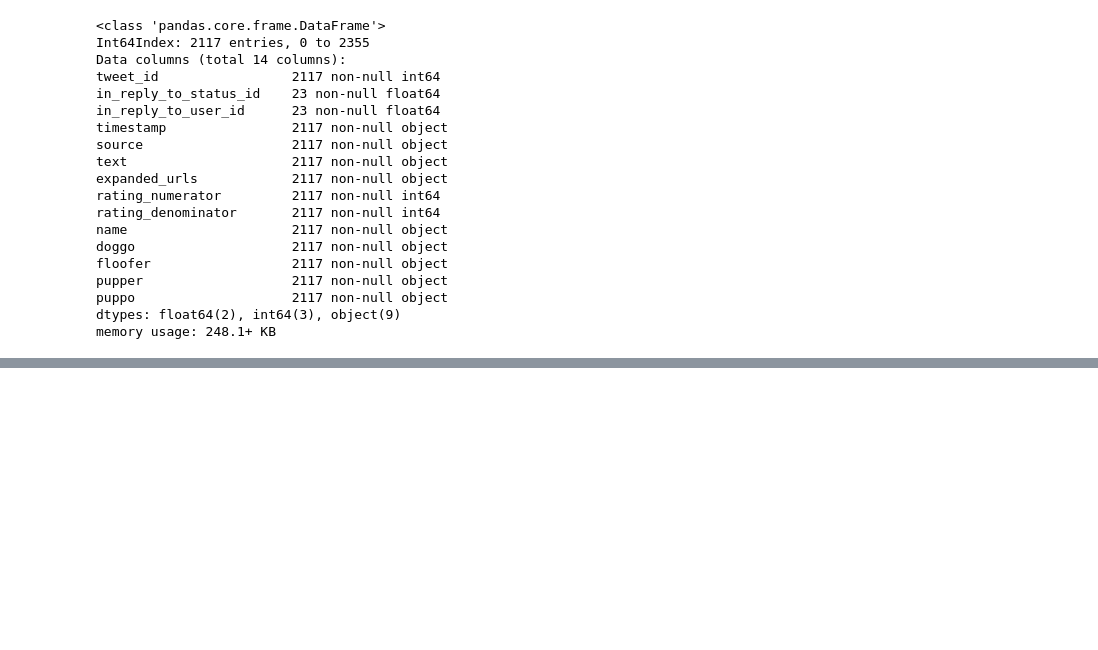
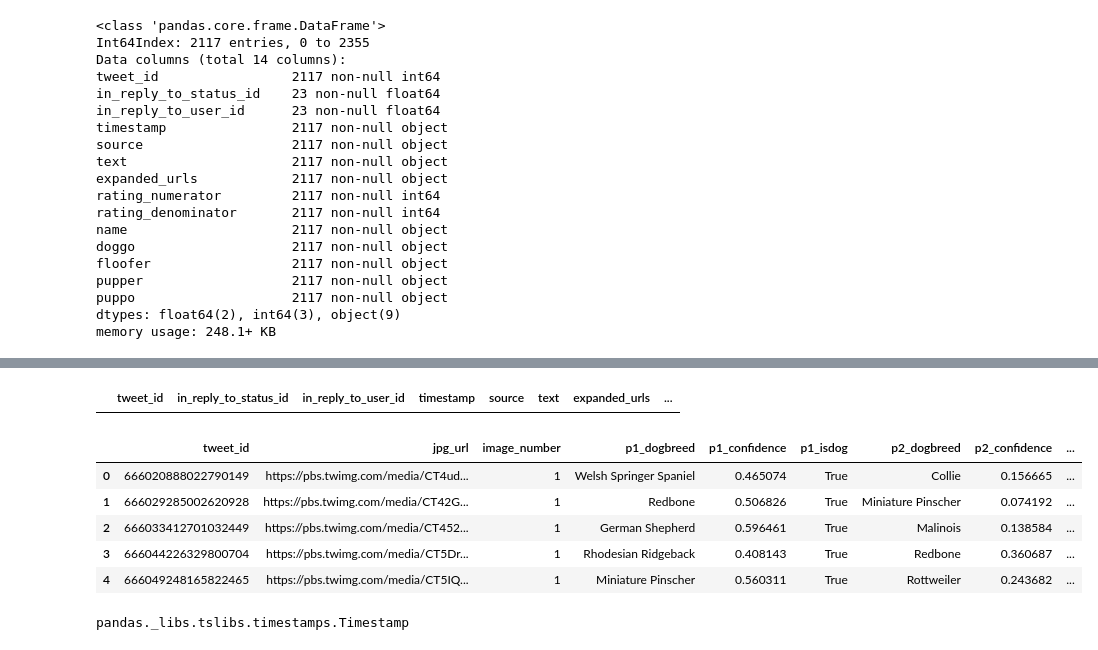
Before and after one commit to vijayelango/DataWrangling, a Jupyter notebook: wrangle_act.ipynb, the cells around one changed output, grey strips where cells are left out. Saved outputs shown, nothing was run; the diff lists cells and outputs as text; code cells hidden in the pictures; blank space fills up the shorter version.

```diff
--- a/wrangle_act.ipynb
+++ b/wrangle_act.ipynb
@@ -474,0 +517,27 @@ memory usage: 248.1+ KB
+# %%
+# TEST Fix5: Replace the incorrectly identified dog names above with None.
+
+inames = ['a', 'an', 'all', 'by', 'His', 'such', 'not', 'one', 'very', 'O','my','this','unacceptable','the','life','quite'] #['Charlie']
+
+df1_clean[df1_clean.name.isin(inames)]
+# %% [output]
+|  | tweet_id | in_reply_to_status_id | in_reply_to_user_id | timestamp | source | text | expanded_urls | ... |
+# %%
+# Fix7: Make all these dog breed columns start with Upper case and replace underscore with spaces.
+
+df2_clean.p1_dogbreed.replace('_', ' ', regex=True, inplace = True)
+df2_clean.p2_dogbreed.replace('_', ' ', regex=True, inplace = True)
+df2_clean.p3_dogbreed.replace('_', ' ', regex=True, inplace = True)
+# %%
+df2_clean['p1_dogbreed'] = df2_clean.p1_dogbreed.str.title()
+df2_clean['p2_dogbreed'] = df2_clean.p2_dogbreed.str.title()
+df2_clean['p3_dogbreed'] = df2_clean.p3_dogbreed.str.title()
+# %%
+df2_clean.head()
+# %% [output]
+|  | tweet_id | jpg_url | image_number | p1_dogbreed | p1_confidence | p1_isdog | p2_dogbreed | p2_confidence | ... |
+| 0 | 666020888022790149 | https://pbs.twimg.com/media/CT4ud... | 1 | Welsh Springer Spaniel | 0.465074 | True | Collie | 0.156665 | ... |
+| 1 | 666029285002620928 | https://pbs.twimg.com/media/CT42G... | 1 | Redbone | 0.506826 | True | Miniature Pinscher | 0.074192 | ... |
+| 2 | 666033412701032449 | https://pbs.twimg.com/media/CT452... | 1 | German Shepherd | 0.596461 | True | Malinois | 0.138584 | ... |
+| 3 | 666044226329800704 | https://pbs.twimg.com/media/CT5Dr... | 1 | Rhodesian Ridgeback | 0.408143 | True | Redbone | 0.360687 | ... |
+| 4 | 666049248165822465 | https://pbs.twimg.com/media/CT5IQ... | 1 | Miniature Pinscher | 0.560311 | True | Rottweiler | 0.243682 | ... |
@@ -474,0 +548,4 @@ memory usage: 248.1+ KB
+# %%
+type(df1_clean['timestamp'][20])
+# %% [output]
+pandas._libs.tslibs.timestamps.Timestamp
```
Also changed, not shown: parts of 12 cells of this notebook.
